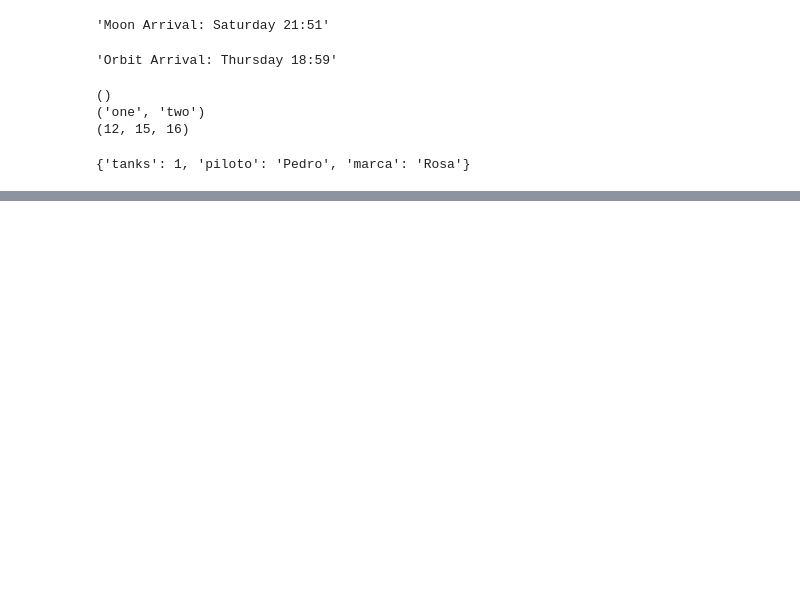
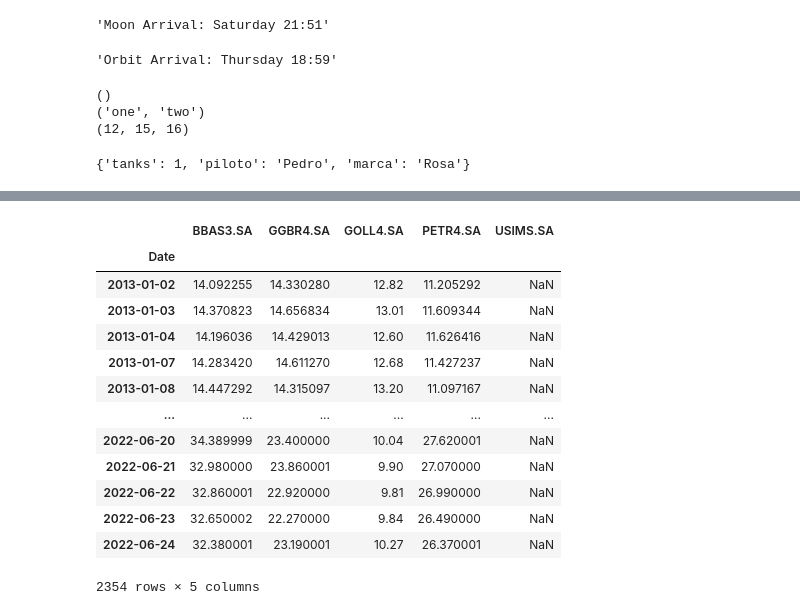
Before and after one commit to Gilvan751/SouldColdPython, a Jupyter notebook: ship-manual.ipynb, the cells around one changed output, grey strips where cells are left out. Drawn from its saved outputs; the diff is of its cells as text; code cells hidden in the pictures; blank space fills up the shorter version.

```diff
--- a/ship-manual.ipynb
+++ b/ship-manual.ipynb
@@ -320,0 +312,17 @@ NameError: name 'alert_navigation_system' is not defined
+# %%
+carteira
+# %% [output]
+|  | BBAS3.SA | GGBR4.SA | GOLL4.SA | PETR4.SA | USIMS.SA |
+| Date |  |  |  |  |  |
+| 2013-01-02 | 14.092255 | 14.330280 | 12.82 | 11.205292 | NaN |
+| 2013-01-03 | 14.370823 | 14.656834 | 13.01 | 11.609344 | NaN |
+| 2013-01-04 | 14.196036 | 14.429013 | 12.60 | 11.626416 | NaN |
+| 2013-01-07 | 14.283420 | 14.611270 | 12.68 | 11.427237 | NaN |
+| 2013-01-08 | 14.447292 | 14.315097 | 13.20 | 11.097167 | NaN |
+| ... | ... | ... | ... | ... | ... |
+| 2022-06-20 | 34.389999 | 23.400000 | 10.04 | 27.620001 | NaN |
+| 2022-06-21 | 32.980000 | 23.860001 | 9.90 | 27.070000 | NaN |
+| 2022-06-22 | 32.860001 | 22.920000 | 9.81 | 26.990000 | NaN |
+| 2022-06-23 | 32.650002 | 22.270000 | 9.84 | 26.490000 | NaN |
+| 2022-06-24 | 32.380001 | 23.190001 | 10.27 | 26.370001 | NaN |
+2354 rows × 5 columns
```
Also changed, not shown: parts of 36 cells of this notebook, 3 other files.
